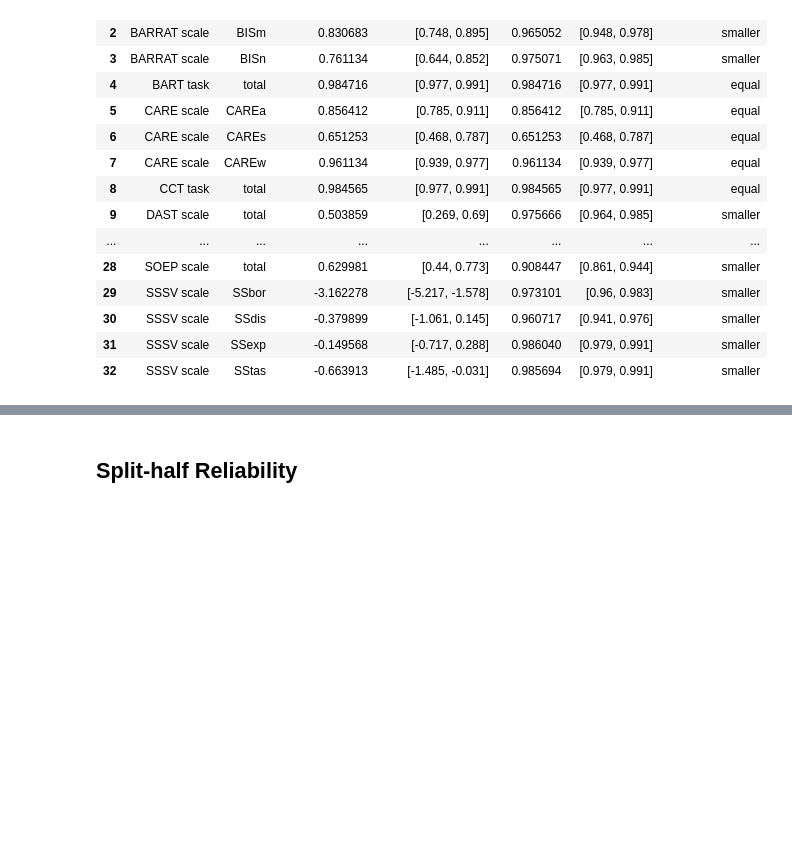
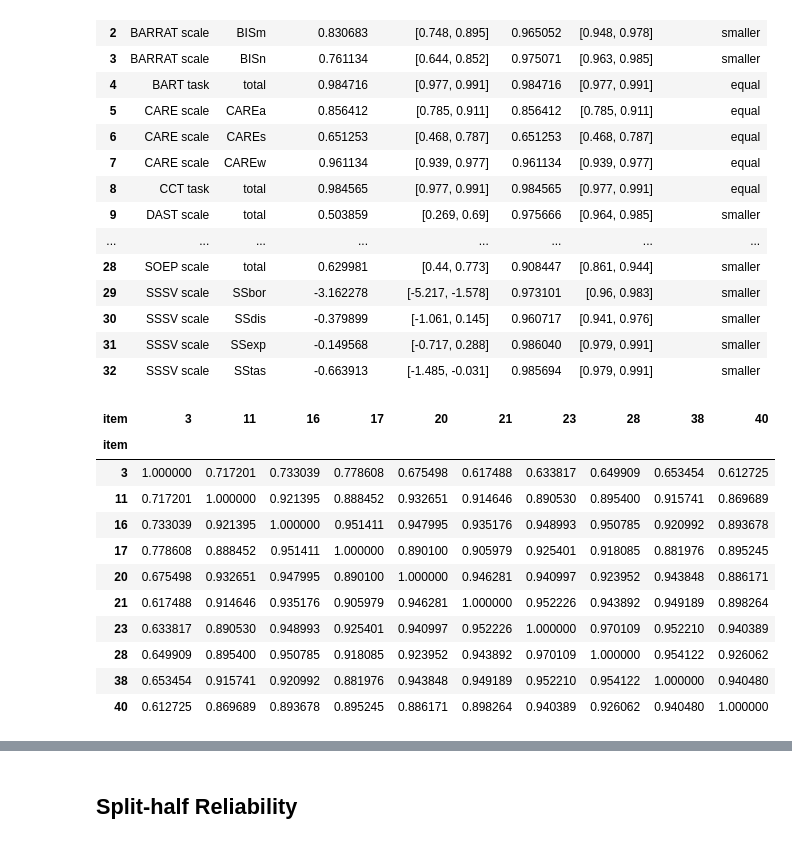
Before and after one commit to jelenameyer/GenInLLM, a Jupyter notebook: data_analysis/Without_change_data_analysis_reliability.ipynb, the cells around one changed output, grey strips where cells are left out. Cells and saved outputs as stored; diff of their text form; code cells hidden in the pictures; blank space fills up the shorter version.

```diff
--- a/data_analysis/Without_change_data_analysis_reliability.ipynb
+++ b/data_analysis/Without_change_data_analysis_reliability.ipynb
@@ -137,3 +157,22 @@ display(alpha_df)
 | 30 | SSSV scale | SSdis | -0.379899 | [-1.061, 0.145] | 0.960717 | [0.941, 0.976] | smaller |
 | 31 | SSSV scale | SSexp | -0.149568 | [-0.717, 0.288] | 0.986040 | [0.979, 0.991] | smaller |
 | 32 | SSSV scale | SStas | -0.663913 | [-1.485, -0.031] | 0.985694 | [0.979, 0.991] | smaller |
+# %%
+df_wide = all_data_unchanged[all_data_unchanged["category"] == "SStas"].pivot_table(index='model', columns='item', values='score')
+sorted_cols = sorted(df_wide.columns, key=lambda x: int(x))
+df_wide = df_wide[sorted_cols]
+correlations = df_wide.corr()
+correlations
+# %% [output]
+| item | 3 | 11 | 16 | 17 | 20 | 21 | 23 | 28 | 38 | 40 |
+| item |  |  |  |  |  |  |  |  |  |  |
+| 3 | 1.000000 | 0.717201 | 0.733039 | 0.778608 | 0.675498 | 0.617488 | 0.633817 | 0.649909 | 0.653454 | 0.612725 |
+| 11 | 0.717201 | 1.000000 | 0.921395 | 0.888452 | 0.932651 | 0.914646 | 0.890530 | 0.895400 | 0.915741 | 0.869689 |
+| 16 | 0.733039 | 0.921395 | 1.000000 | 0.951411 | 0.947995 | 0.935176 | 0.948993 | 0.950785 | 0.920992 | 0.893678 |
+| 17 | 0.778608 | 0.888452 | 0.951411 | 1.000000 | 0.890100 | 0.905979 | 0.925401 | 0.918085 | 0.881976 | 0.895245 |
+| 20 | 0.675498 | 0.932651 | 0.947995 | 0.890100 | 1.000000 | 0.946281 | 0.940997 | 0.923952 | 0.943848 | 0.886171 |
+| 21 | 0.617488 | 0.914646 | 0.935176 | 0.905979 | 0.946281 | 1.000000 | 0.952226 | 0.943892 | 0.949189 | 0.898264 |
+| 23 | 0.633817 | 0.890530 | 0.948993 | 0.925401 | 0.940997 | 0.952226 | 1.000000 | 0.970109 | 0.952210 | 0.940389 |
+| 28 | 0.649909 | 0.895400 | 0.950785 | 0.918085 | 0.923952 | 0.943892 | 0.970109 | 1.000000 | 0.954122 | 0.926062 |
+| 38 | 0.653454 | 0.915741 | 0.920992 | 0.881976 | 0.943848 | 0.949189 | 0.952210 | 0.954122 | 1.000000 | 0.940480 |
+| 40 | 0.612725 | 0.869689 | 0.893678 | 0.895245 | 0.886171 | 0.898264 | 0.940389 | 0.926062 | 0.940480 | 1.000000 |
```
Also changed, not shown: parts of 7 cells of this notebook, 10 other files.
